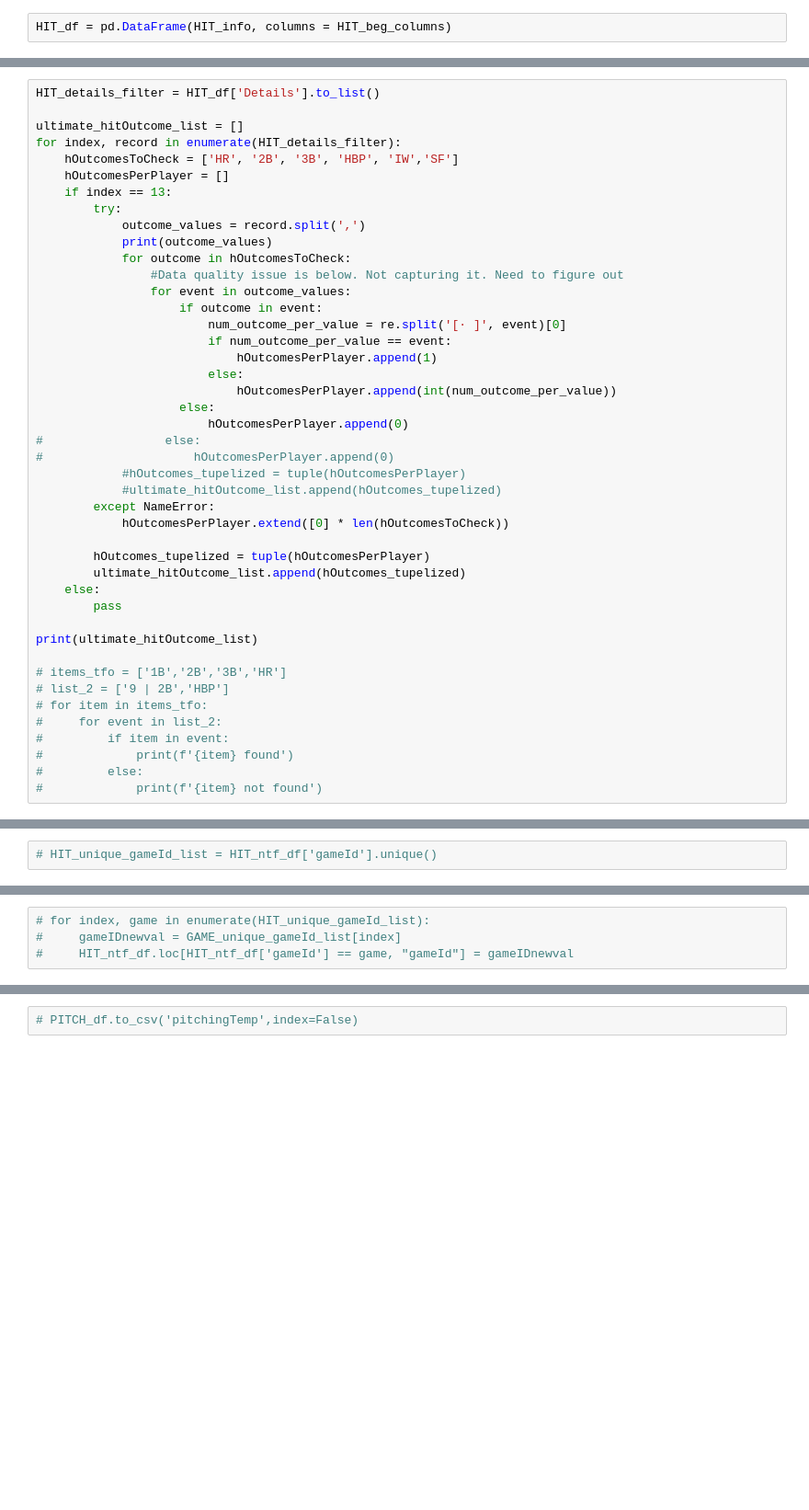
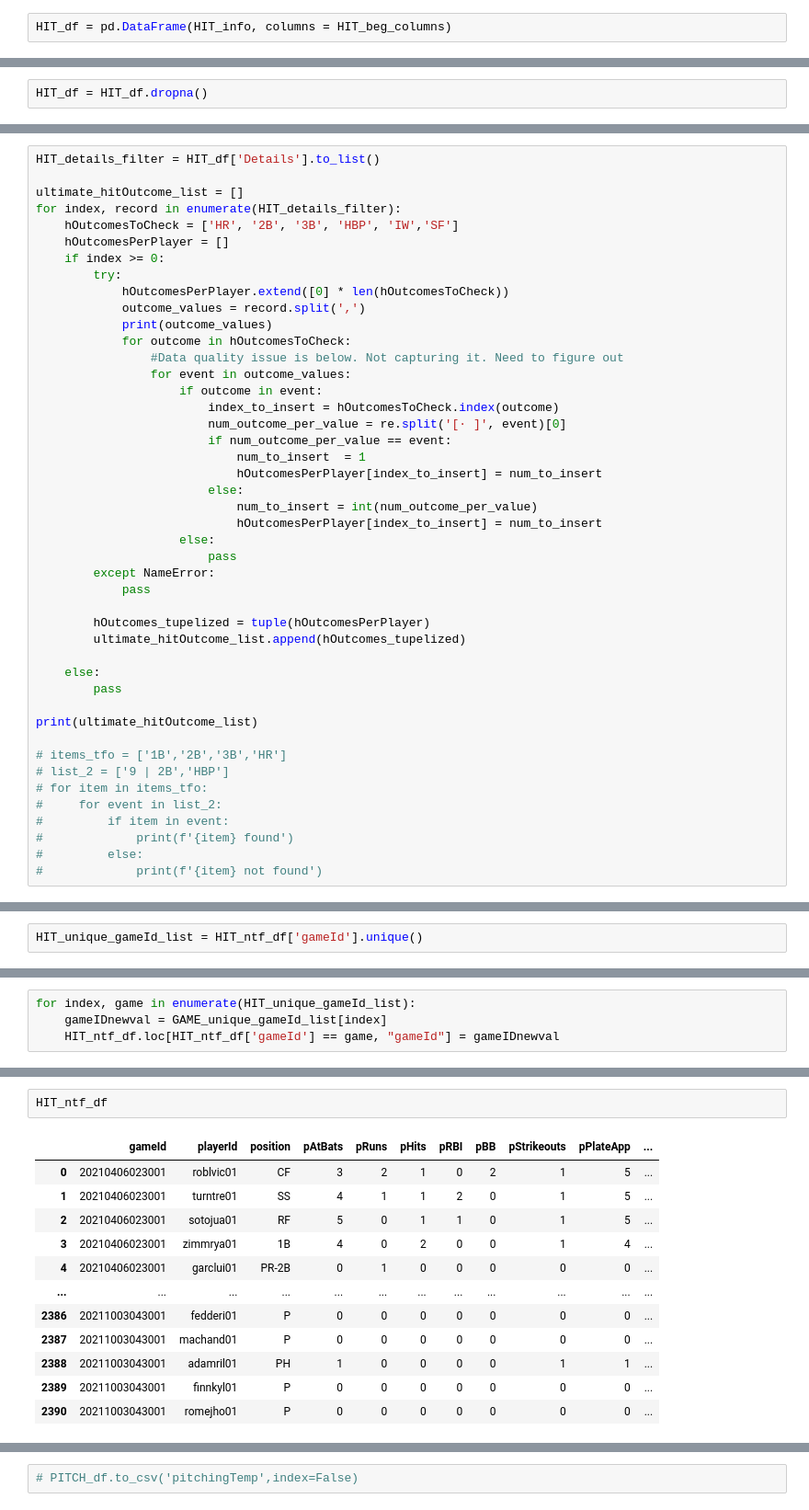
Before and after one commit to tah96/washington-nationals, a Jupyter notebook: Multi_Purpose_notebook.ipynb, the cells around one changed output, grey strips where cells are left out. Shown at 92% size. Drawn from its saved outputs; the diff is of its cells as text; blank space fills up the shorter version.

```diff
--- a/Multi_Purpose_notebook.ipynb
+++ b/Multi_Purpose_notebook.ipynb
@@ -396,0 +603,2 @@ HIT_df
+# %%
+HIT_df = HIT_df.dropna()
@@ -401,30 +630,31 @@ ultimate_hitOutcome_list = []
 for index, record in enumerate(HIT_details_filter):
     hOutcomesToCheck = ['HR', '2B', '3B', 'HBP', 'IW','SF']
     hOutcomesPerPlayer = []
-    if index == 13:
+    if index >= 0:
         try:
+            hOutcomesPerPlayer.extend([0] * len(hOutcomesToCheck))
             outcome_values = record.split(',')
             print(outcome_values)
             for outcome in hOutcomesToCheck:
                 #Data quality issue is below. Not capturing it. Need to figure out
                 for event in outcome_values:
                     if outcome in event:
+                        index_to_insert = hOutcomesToCheck.index(outcome)
                         num_outcome_per_value = re.split('[· ]', event)[0]
                         if num_outcome_per_value == event:
-                            hOutcomesPerPlayer.append(1)
+                            num_to_insert  = 1
+                            hOutcomesPerPlayer[index_to_insert] = num_to_insert
                         else:
-                            hOutcomesPerPlayer.append(int(num_outcome_per_value))
+                            num_to_insert = int(num_outcome_per_value)
+                            hOutcomesPerPlayer[index_to_insert] = num_to_insert
                     else:
-                        hOutcomesPerPlayer.append(0)
-#                 else:
-#                     hOutcomesPerPlayer.append(0)
-            #hOutcomes_tupelized = tuple(hOutcomesPerPlayer)
-            #ultimate_hitOutcome_list.append(hOutcomes_tupelized)
+                        pass
         except NameError:
-            hOutcomesPerPlayer.extend([0] * len(hOutcomesToCheck))
+            pass
 
         hOutcomes_tupelized = tuple(hOutcomesPerPlayer)
         ultimate_hitOutcome_list.append(hOutcomes_tupelized)
+
     else:
         pass
 
@@ -494,3 +781,3 @@ print(ultimate_hitOutcome_list)
 # %%
-# HIT_unique_gameId_list = HIT_ntf_df['gameId'].unique()
+HIT_unique_gameId_list = HIT_ntf_df['gameId'].unique()
 # %%
@@ -498,4 +785,4 @@ print(ultimate_hitOutcome_list)
 # %%
-# for index, game in enumerate(HIT_unique_gameId_list):
-#     gameIDnewval = GAME_unique_gameId_list[index]
-#     HIT_ntf_df.loc[HIT_ntf_df['gameId'] == game, "gameId"] = gameIDnewval
+for index, game in enumerate(HIT_unique_gameId_list):
+    gameIDnewval = GAME_unique_gameId_list[index]
+    HIT_ntf_df.loc[HIT_ntf_df['gameId'] == game, "gameId"] = gameIDnewval
@@ -503,0 +789,15 @@ print(ultimate_hitOutcome_list)
+# %%
+HIT_ntf_df
+# %% [output]
+|  | gameId | playerId | position | pAtBats | pRuns | pHits | pRBI | pBB | pStrikeouts | pPlateApp | ... |
+| 0 | 20210406023001 | roblvic01 | CF | 3 | 2 | 1 | 0 | 2 | 1 | 5 | ... |
+| 1 | 20210406023001 | turntre01 | SS | 4 | 1 | 1 | 2 | 0 | 1 | 5 | ... |
+| 2 | 20210406023001 | sotojua01 | RF | 5 | 0 | 1 | 1 | 0 | 1 | 5 | ... |
+| 3 | 20210406023001 | zimmrya01 | 1B | 4 | 0 | 2 | 0 | 0 | 1 | 4 | ... |
+| 4 | 20210406023001 | garclui01 | PR-2B | 0 | 1 | 0 | 0 | 0 | 0 | 0 | ... |
+| ... | ... | ... | ... | ... | ... | ... | ... | ... | ... | ... | ... |
+| 2386 | 20211003043001 | fedderi01 | P | 0 | 0 | 0 | 0 | 0 | 0 | 0 | ... |
+| 2387 | 20211003043001 | machand01 | P | 0 | 0 | 0 | 0 | 0 | 0 | 0 | ... |
+| 2388 | 20211003043001 | adamril01 | PH | 1 | 0 | 0 | 0 | 0 | 1 | 1 | ... |
+| 2389 | 20211003043001 | finnkyl01 | P | 0 | 0 | 0 | 0 | 0 | 0 | 0 | ... |
+| 2390 | 20211003043001 | romejho01 | P | 0 | 0 | 0 | 0 | 0 | 0 | 0 | ... |
```
Also changed, not shown: parts of 33 cells of this notebook, 2 other files.
